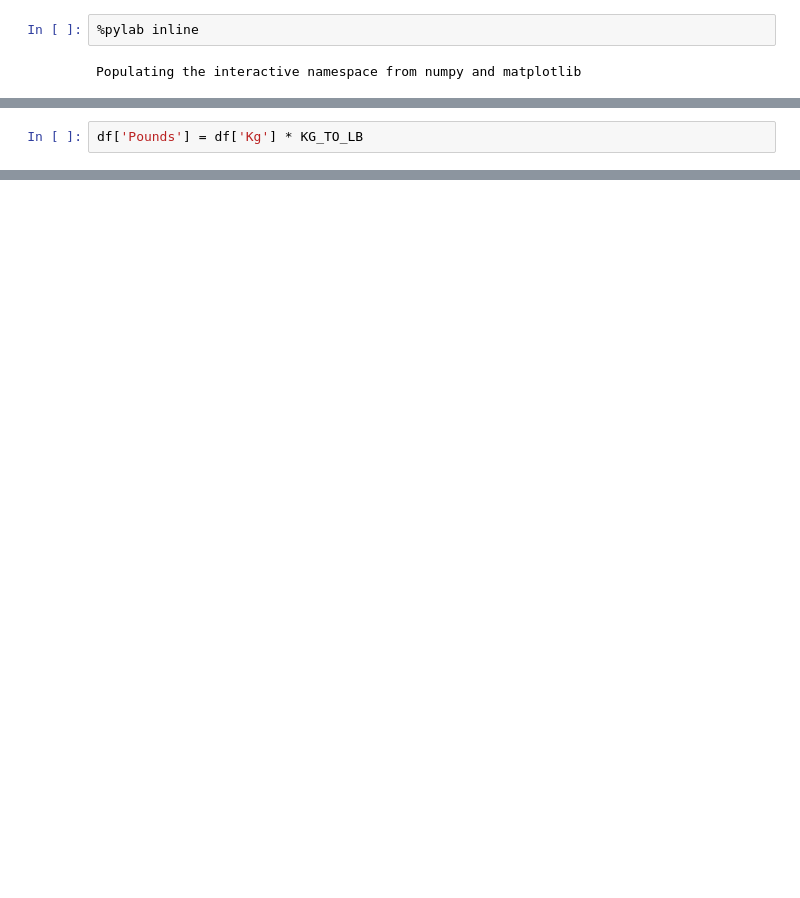
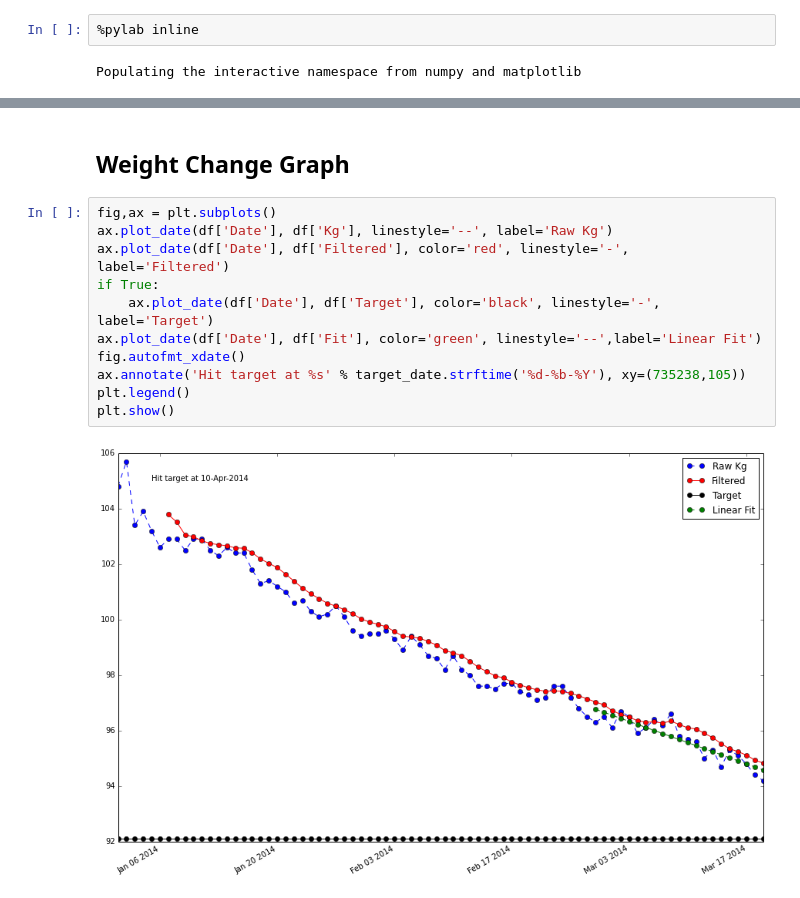
Before and after one commit to stephenbennyhat/me, a Jupyter notebook: Weight.ipynb, the cells around one changed output, grey strips where cells are left out. Saved outputs shown, nothing was run; the diff lists cells and outputs as text; blank space fills up the shorter version.

```diff
--- a/Weight.ipynb
+++ b/Weight.ipynb
@@ -38,2 +106,0 @@ df['Date'] = pd.to_datetime(df['Date'])
-# %%
-df['Pounds'] = df['Kg'] * KG_TO_LB
@@ -63,0 +174,15 @@ df
+# %% [markdown]
+## Weight Change Graph
+# %%
+fig,ax = plt.subplots()
+ax.plot_date(df['Date'], df['Kg'], linestyle='--', label='Raw Kg')
+ax.plot_date(df['Date'], df['Filtered'], color='red', linestyle='-', label='Filtered')
+if True:
+    ax.plot_date(df['Date'], df['Target'], color='black', linestyle='-', label='Target')
+ax.plot_date(df['Date'], df['Fit'], color='green', linestyle='--',label='Linear Fit')
+fig.autofmt_xdate()
+ax.annotate('Hit target at %s' % target_date.strftime('%d-%b-%Y'), xy=(735238,105))
+plt.legend()
+plt.show()
+# %% [output]
+[figure, added]
```
Also changed, not shown: parts of 29 cells of this notebook.
